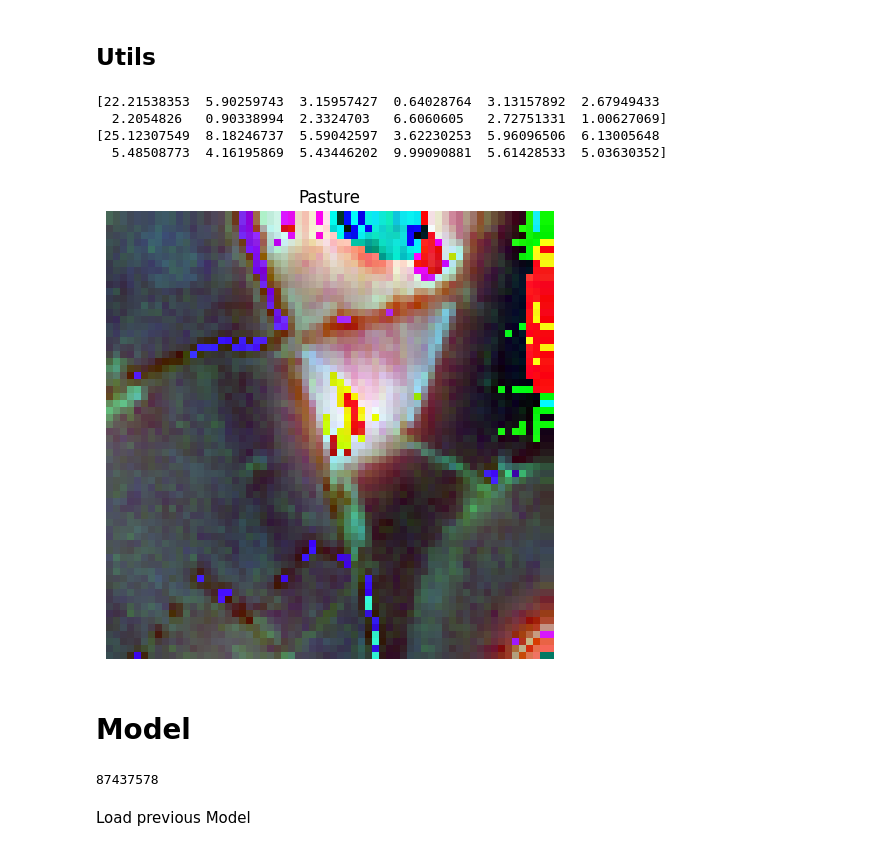
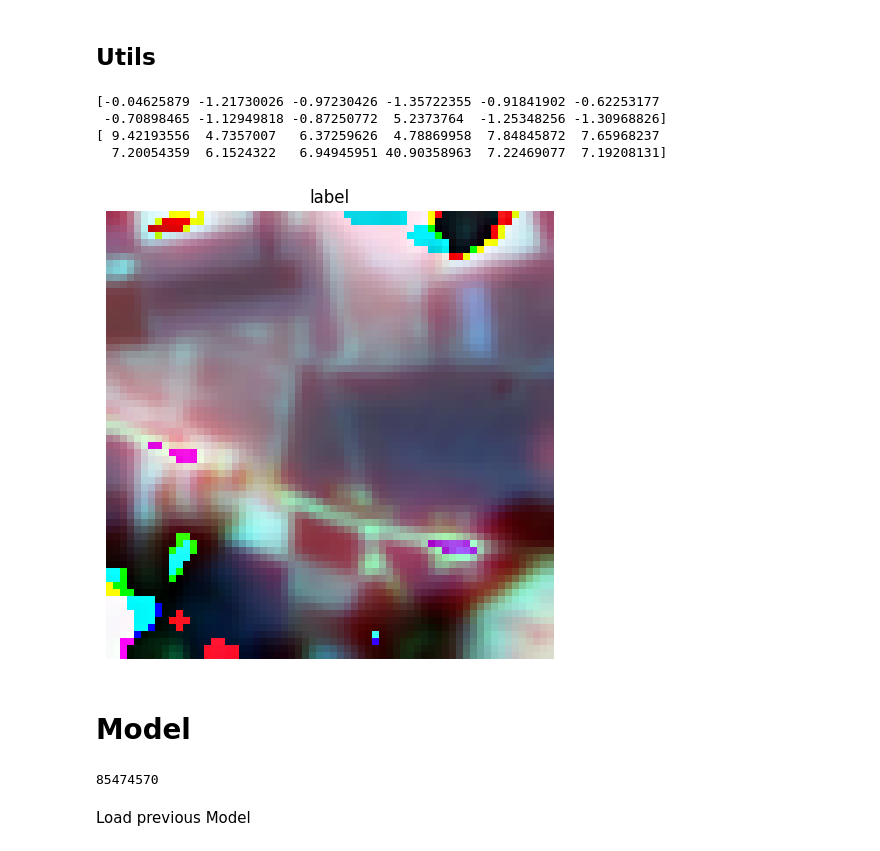
Before and after one commit to urbanlutz/AIML24_RandomForestRangers, a Jupyter notebook: ChannelViT_v2.ipynb, the cells around one changed output. Drawn from its saved outputs; the diff is of its cells as text; code cells hidden in the pictures.

```diff
--- a/ChannelViT_v2.ipynb
+++ b/ChannelViT_v2.ipynb
@@ -273,8 +320,10 @@ def print_image(img, label, rgb_bands=[3,2,1])-> None:
   img = img[:, :, rgb_bands]
   fig, ax = plt.subplots(1, figsize=(5,5))
   ax.imshow((img * 255).astype(np.uint8), vmin=0, vmax=255)
-
-  label = oh2text(label["ID"])
+  try:
+    label = oh2text(label["ID"])
+  except:
+    pass
   ax.set_title(label)
   ax.axis(False)
   plt.tight_layout()
@@ -282,16 +331,16 @@ def print_image(img, label, rgb_bands=[3,2,1])-> None:
   plt.show()
 # %%
 # # example image from test
-# img, label = train_dataset.__getitem__(800)
-# print_image(img, label, [0,1,2])
+img, label = test_dataset.__getitem__(100)
+print_image(img, "label", [0,1,2])
 # # img.shape
 # #
 # %% [output]
-[22.21538353  5.90259743  3.15957427  0.64028764  3.13157892  2.67949433
-  2.2054826   0.90338994  2.3324703   6.6060605   2.72751331  1.00627069]
-[25.12307549  8.18246737  5.59042597  3.62230253  5.96096506  6.13005648
-  5.48508773  4.16195869  5.43446202  9.99090881  5.61428533  5.03630352]
+[-0.04625879 -1.21730026 -0.97230426 -1.35722355 -0.91841902 -0.62253177
+ -0.70898465 -1.12949818 -0.87250772  5.2373764  -1.25348256 -1.30968826]
+[ 9.42193556  4.7357007   6.37259626  4.78869958  7.84845872  7.65968237
+  7.20054359  6.1524322   6.94945951 40.90358963  7.22469077  7.19208131]
-[figure, old version]
+[figure, new version]
 # %% [markdown]
 # Model
 # %%
@@ -301,13 +350,22 @@ from transformers import ViTForImageClassification, ViTConfig
 model = ViTForImageClassification(ViTConfig(
     num_labels=10,
     image_size=64,
-    num_channels=12
+    num_channels=12,
+    hidden_dropout_prob = 0.2,
+    attention_probs_dropout_prob = 0.2,
+    patch_size = 6
+    # hidden_size = 768num_hidden_layers = 12num_attention_heads = 12intermediate_size = 3072hidden_act = 'gelu'initializer_range = 0.02layer_norm_eps = 1e-12image_size = 224num_channels = 3qkv_bias = Trueencoder_stride = 16**kwargs )
 )).to("cuda")
+
+# from transformers import AutoImageProcessor, DeiTForImageClassification
+# image_processor = AutoImageProcessor.from_pretrained("facebook/deit-base-distilled-patch16-224")
+
+# model = DeiTForImageClassification.from_pretrained("facebook/deit-base-distilled-patch16-224")
 
 # Number of trainable parameters
 sum(p.numel() for p in model.parameters() if p.requires_grad)
 # %% [output]
-87437578
+85474570
 # %% [markdown]
 Load previous Model
 # %%
```
Also changed, not shown: parts of 6 cells of this notebook, 1 other file.
